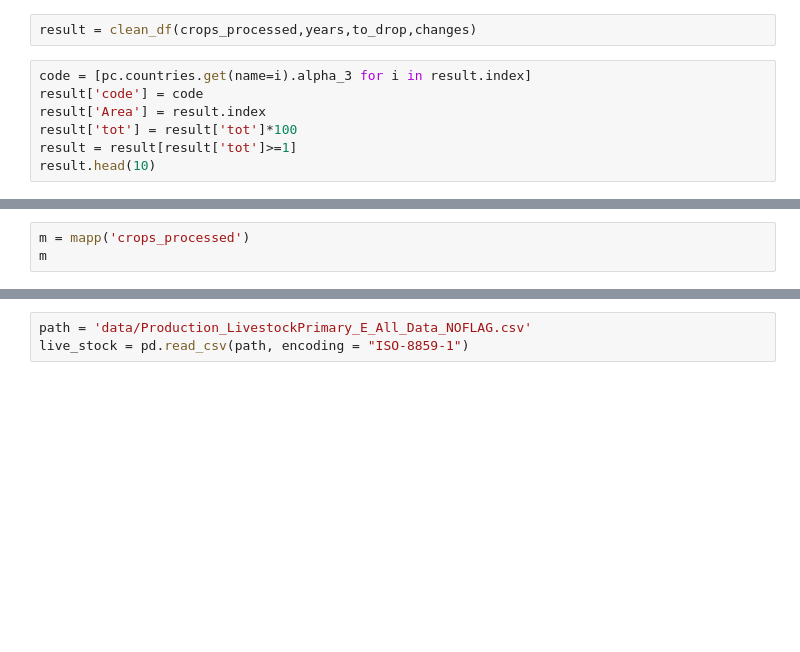
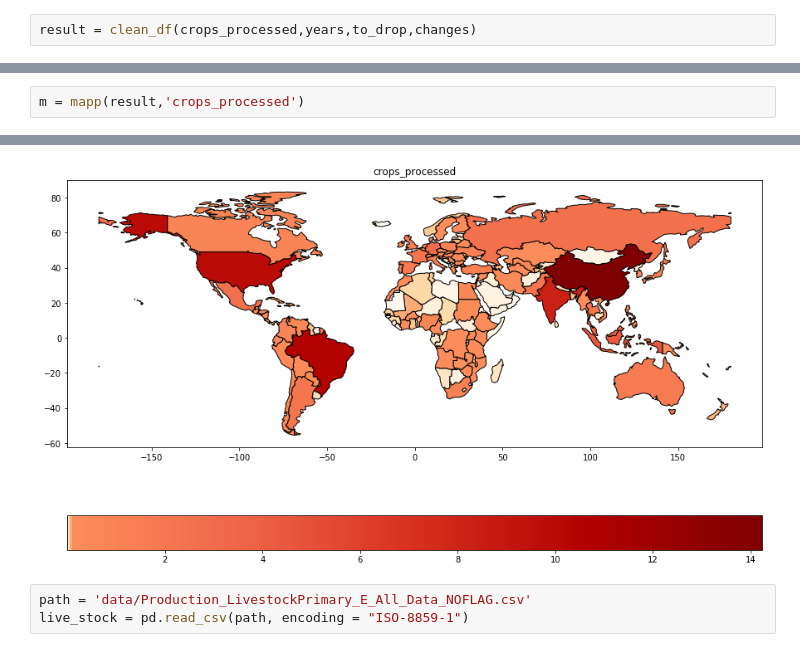
Before and after one commit to GabboM/ADA_Project, a Jupyter notebook: agricoltura_bestiame.ipynb, the cells around one changed output, grey strips where cells are left out. Drawn from its saved outputs; the diff is of its cells as text; blank space fills up the shorter version.

```diff
--- a/agricoltura_bestiame.ipynb
+++ b/agricoltura_bestiame.ipynb
@@ -208,9 +192,2 @@ to_drop = ['Area Code','Item Code','Element Code']
 # %%
 result = clean_df(crops_processed,years,to_drop,changes)
-# %%
-code = [pc.countries.get(name=i).alpha_3 for i in result.index]
-result['code'] = code
-result['Area'] = result.index
-result['tot'] = result['tot']*100
-result = result[result['tot']>=1]
-result.head(10)
@@ -230,4 +209,3 @@ result.head(10)
 # %%
-m = mapp('crops_processed')
-m
+m = mapp(result,'crops_processed')
 # %% [output]
@@ -235,3 +212,4 @@ m
+[figure, added]
 # %%
 path = 'data/Production_LivestockPrimary_E_All_Data_NOFLAG.csv'
 live_stock = pd.read_csv(path, encoding = "ISO-8859-1")
```
Also changed, not shown: parts of 28 cells of this notebook.
